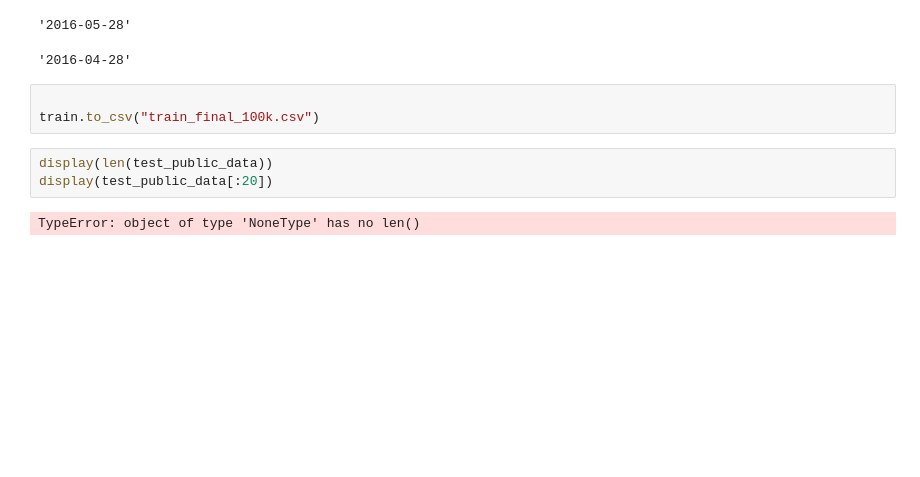
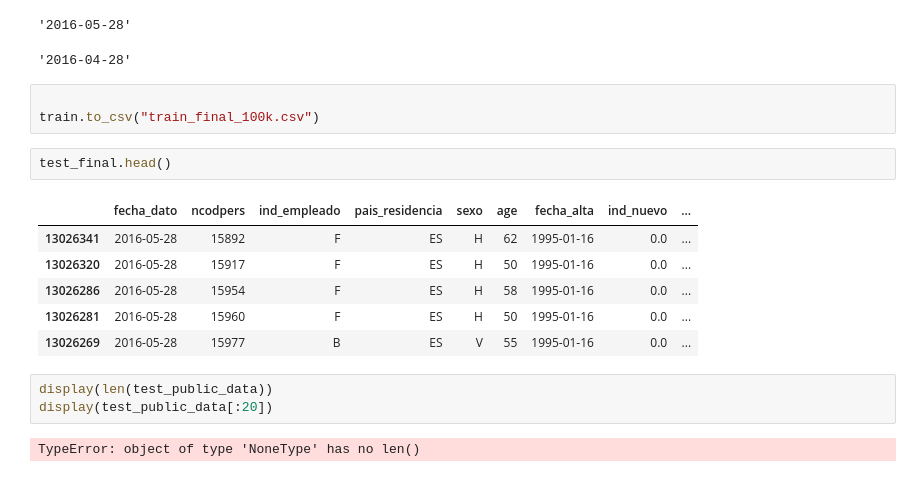
Before and after one commit to Fra1977/kaggle_santander, a Jupyter notebook: 02_create_train_test_sbmission_set.ipynb, the cells around one changed output. Drawn from its saved outputs; the diff is of its cells as text; blank space fills up the shorter version.

```diff
--- a/02_create_train_test_sbmission_set.ipynb
+++ b/02_create_train_test_sbmission_set.ipynb
@@ -448,6 +458,15 @@ display(train.fecha_dato.max())
 # %%
 
 train.to_csv("train_final_100k.csv")
+# %%
+test_final.head()
+# %% [output]
+|  | fecha_dato | ncodpers | ind_empleado | pais_residencia | sexo | age | fecha_alta | ind_nuevo | ... |
+| 13026341 | 2016-05-28 | 15892 | F | ES | H | 62 | 1995-01-16 | 0.0 | ... |
+| 13026320 | 2016-05-28 | 15917 | F | ES | H | 50 | 1995-01-16 | 0.0 | ... |
+| 13026286 | 2016-05-28 | 15954 | F | ES | H | 58 | 1995-01-16 | 0.0 | ... |
+| 13026281 | 2016-05-28 | 15960 | F | ES | H | 50 | 1995-01-16 | 0.0 | ... |
+| 13026269 | 2016-05-28 | 15977 | B | ES | V | 55 | 1995-01-16 | 0.0 | ... |
 # %%
 display(len(test_public_data))
 display(test_public_data[:20])
```
Also changed, not shown: parts of 3 cells of this notebook, 1 other file.
